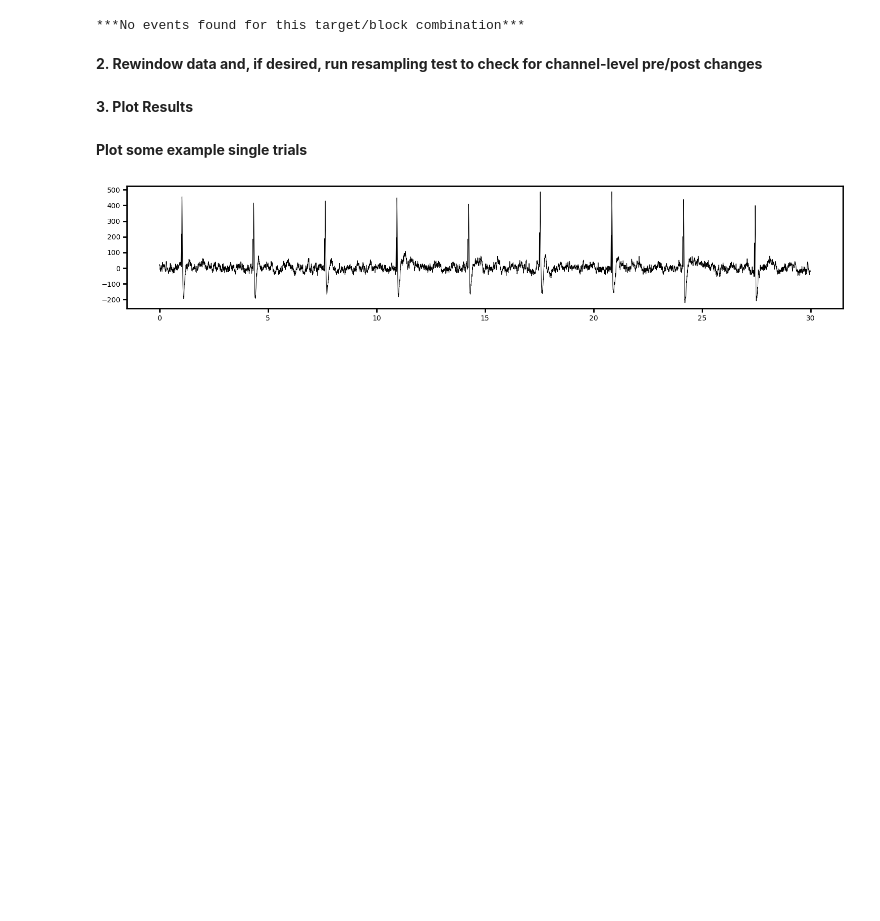
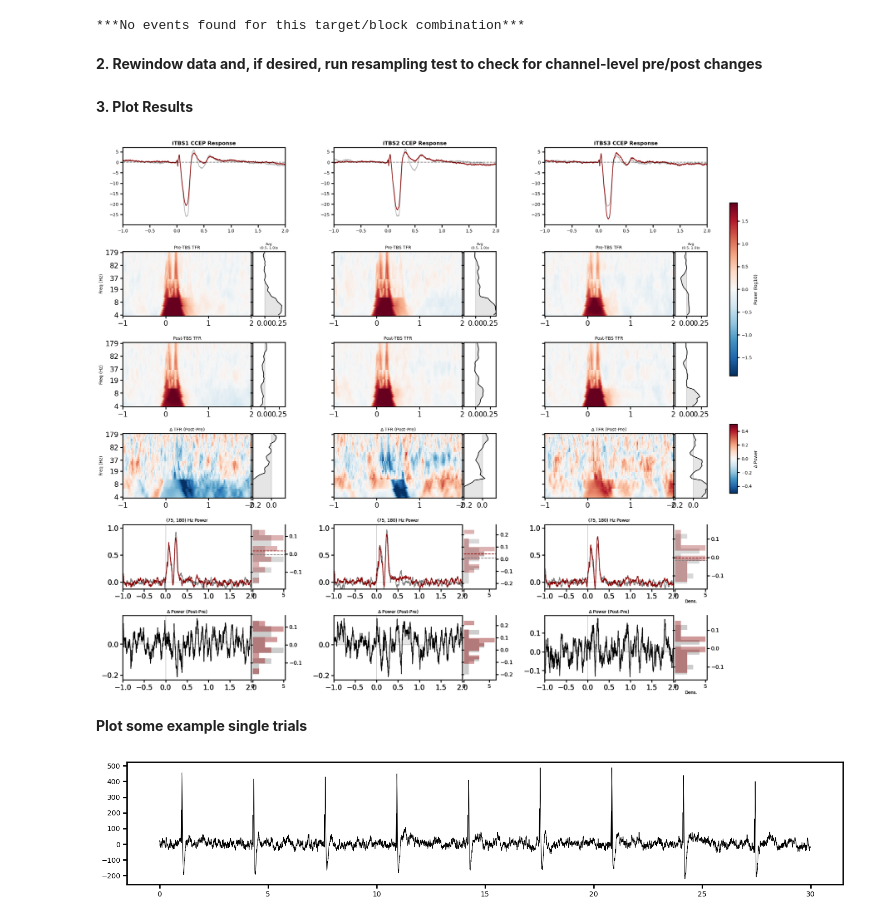
Before and after one commit to PrecisionNeuroLab/Analysis-SolomonEtAl2026, a Jupyter notebook: population_processing.ipynb, the cells around one changed output. Drawn from its saved outputs; the diff is of its cells as text; code cells hidden in the pictures; blank space fills up the shorter version.

```diff
--- a/population_processing.ipynb
+++ b/population_processing.ipynb
@@ -291,8 +291,8 @@ avg_freq_range = (75, 180)
 aspect_ratio = 0.02
 
 # A permutation test can be done to find significant clusters, though this is not used in the manuscript itself
-n_permutations = 500
-p_threshold = 0.001
+n_permutations = 2
+p_threshold = 0.01
 
 # ----------------
 
@@ -413,7 +413,7 @@ mpl.rcParams['xtick.major.size'] = 6
 mpl.rcParams['ytick.major.size'] = 6
 
 # --- SETTINGS ---
-p_threshold = 0.001
+p_threshold = 0
 # ----------------
 
 # Plotting
@@ -517,33 +517,35 @@ for col, block in enumerate(blocks):
             ax_hist.tick_params(labelleft=False, labelright=True, right=True,
                                 labelbottom=True, bottom=True, labelsize=12)
 
             # Apply your thick style to these specific axes
             ax_hist.tick_params(axis='both', which='major', width=2.0, length=6)
 
             # Clean up the spines: Hide the "touching" left spine and top spine
             ax_hist.spines['left'].set_visible(False)
             ax_hist.spines['top'].set_visible(False)
             ax_hist.spines['right'].set_visible(True)
             ax_hist.spines['bottom'].set_visible(True)
 
             # Ensure the labels don't get cut off
             ax_hist.margins(y=0.1)
 
             # Optional: Add a label to the bottom so you know it's density
             if col == 2: # Only on the last column to avoid clutter
                 ax_hist.set_xlabel('Dens.', fontsize=10)
 
 # Clean up Colorbars
 cbar_abs_ax = fig.add_axes([0.93, 0.55, 0.01, 0.25])
 fig.colorbar(plt.cm.ScalarMappable(norm=plt.Normalize(-v_tfr, v_tfr), cmap='RdBu_r'),
              cax=cbar_abs_ax, label='Power (log10)')
 
 cbar_diff_ax = fig.add_axes([0.93, 0.38, 0.01, 0.1])
 fig.colorbar(plt.cm.ScalarMappable(norm=plt.Normalize(-v_diff, v_diff), cmap='RdBu_r'),
              cax=cbar_diff_ax, label='$\Delta$ Power')
 
 #plt.savefig(f'./figs/{target_subject}_spectral_dashboard.pdf')
 plt.show()
+# %% [output]
+[figure, added]
 # %% [markdown]
 **Plot some example single trials**
 # %%
```
Also changed, not shown: parts of 15 cells of this notebook.
